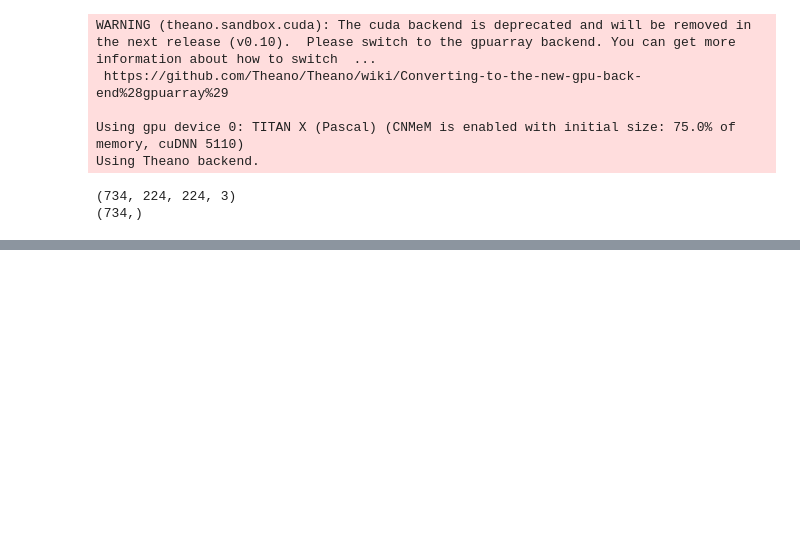
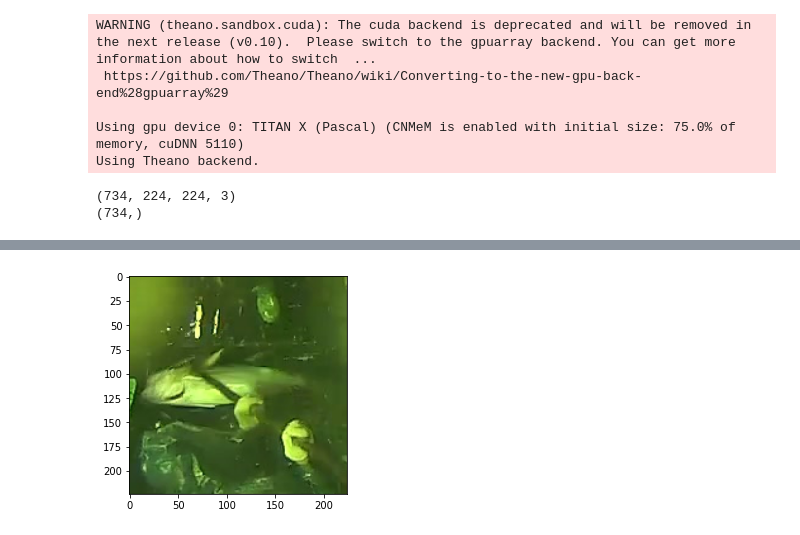
Before and after one commit to ryangoy/kaggle, a Jupyter notebook: ncfm/src/aligner/aligner.ipynb, the cells around one changed output, grey strips where cells are left out. Saved outputs shown, nothing was run; the diff lists cells and outputs as text; code cells hidden in the pictures; blank space fills up the shorter version.

```diff
--- a/ncfm/src/aligner/aligner.ipynb
+++ b/ncfm/src/aligner/aligner.ipynb
@@ -93,0 +137,8 @@ Epoch 5/10
+# %%
+plt.imshow(np.swapaxes(X_val[2], 0,2))
+plt.show()
+# for i in range(100):
+#     plt.imshow(np.swapaxes(X_val[i],0,2))
+#     plt.show()
+# %% [output]
+[figure, added]
```
Also changed, not shown: parts of 13 cells of this notebook, 1 other file.
